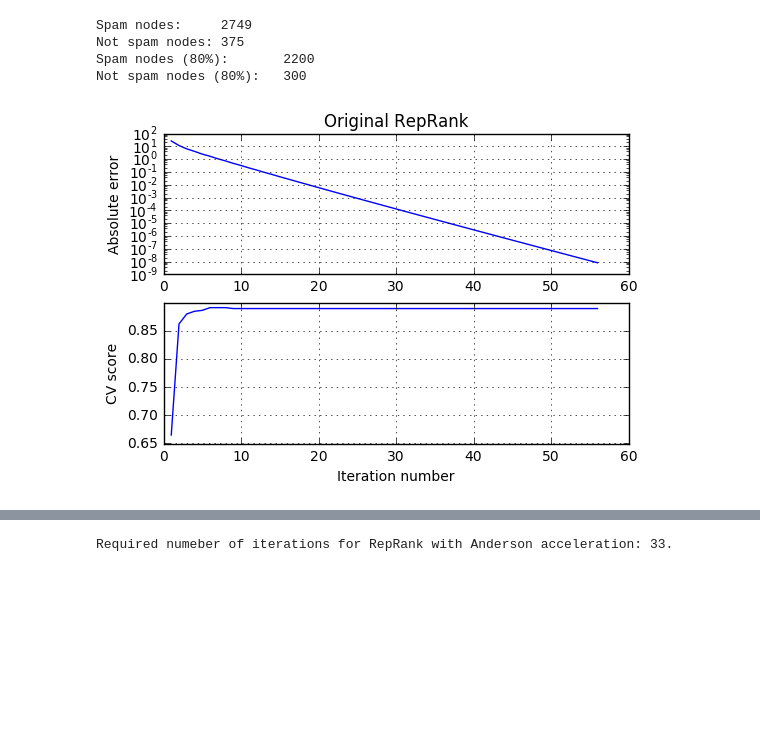
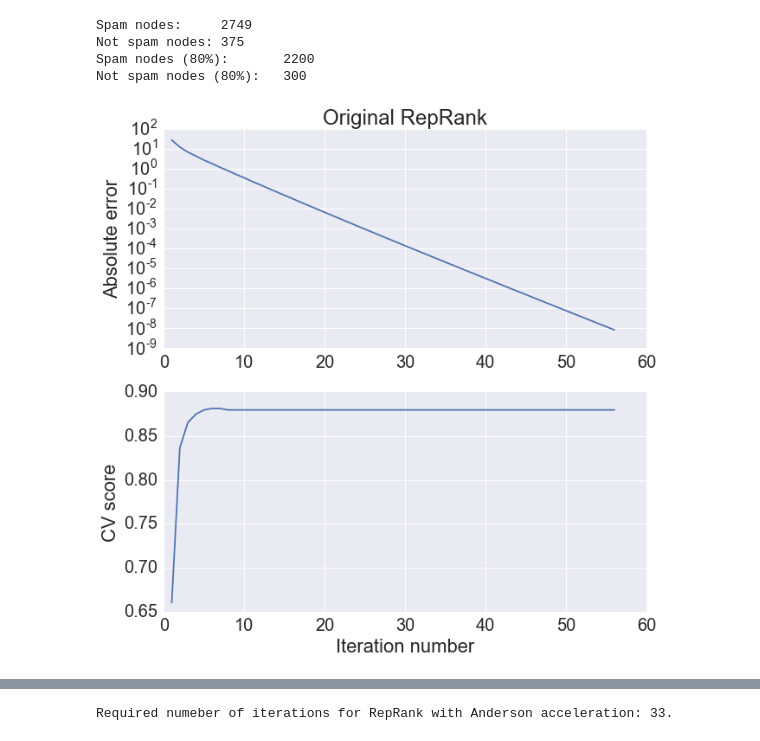
Before and after one commit to AC130USpectre/NLA2016project, a Jupyter notebook: algorithm.ipynb, the cells around one changed output, grey strips where cells are left out. Cells and saved outputs as stored; diff of their text form; code cells hidden in the pictures; blank space fills up the shorter version.

Commit message:
Improved visualization of results

```diff
--- a/algorithm.ipynb
+++ b/algorithm.ipynb
@@ -108,24 +108,25 @@ cv_score = []
 
 k, ans = RepRank(F, B, d_CV, callback=check_cv_err)
 # %%
+sns.set(font_scale=2)
+plt.figure(figsize=(10,10))
 plt.subplot(211)
 
 plt.plot(np.arange(1, len(err) + 1), np.array(err))
 plt.title("Original RepRank")
 plt.ylabel("Absolute error")
 plt.yscale("log")
-plt.grid()
 
 plt.subplot(212)
 
 plt.plot(np.arange(1, len(cv_score) + 1), np.array(cv_score))
 plt.ylabel("CV score")
 plt.xlabel("Iteration number")
-plt.grid()
 
-plt.show()
+#plt.show()
+plt.savefig('1.png')
 # %% [output]
-[figure, old version]
+[figure, new version]
 # %%
 # performance of original RepRank
 
```
Also changed, not shown: parts of 10 cells of this notebook.
